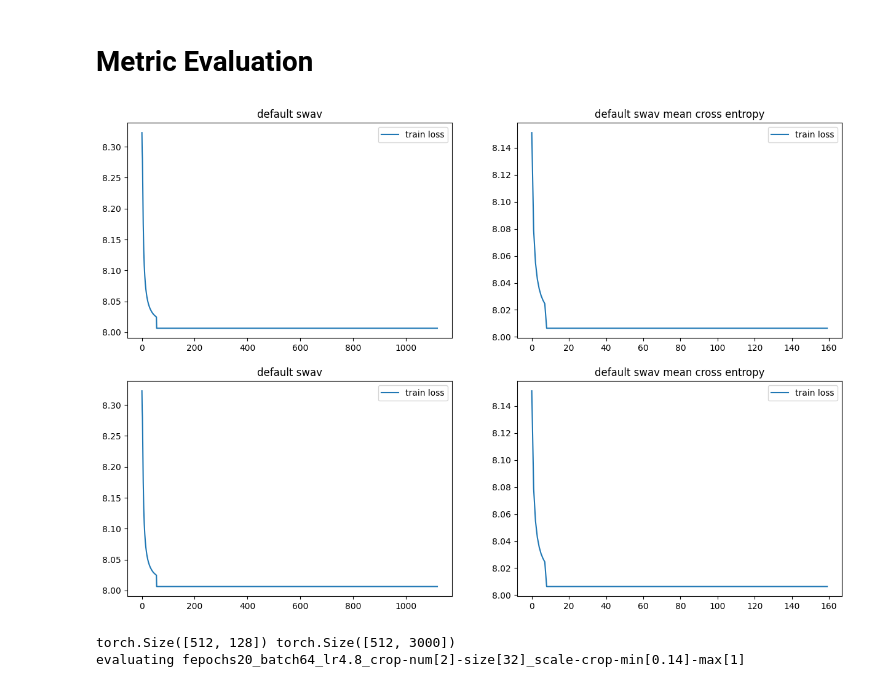
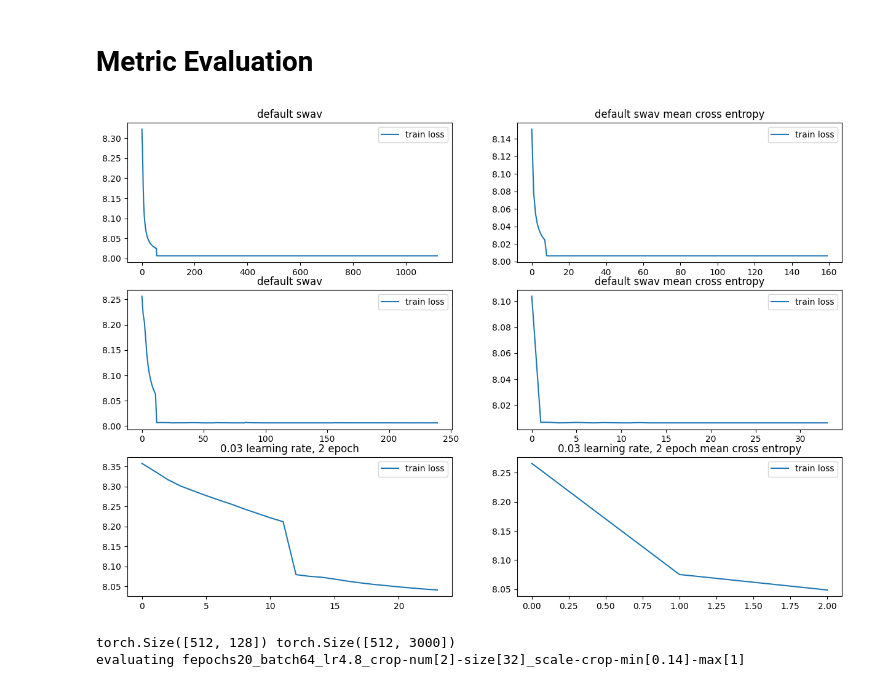
Before and after one commit to xu-shitong/Contrastive-Medical-Image-Classification, a Jupyter notebook: swav/swav.ipynb, the cells around one changed output. Drawn from its saved outputs; the diff is of its cells as text; code cells hidden in the pictures.

```diff
--- a/swav/swav.ipynb
+++ b/swav/swav.ipynb
@@ -515,28 +498,31 @@ mem_report()
 # %%
 model.eval()
-classification_head = nn.Linear(128, 9).cuda(args.gpu)
-head_optimizer = torch.optim.SGD(classification_head.parameters(), 0.05)
+eval_set_info = [("val_loader", val_loader, 20 * 8), ("pretrain_loader", pretrain_loader, 20)]
+for eval_loader_name, eval_loader, eval_epoch_num in eval_set_info:
+    classification_head = nn.Linear(128, 9).cuda()
+    head_optimizer = torch.optim.SGD(classification_head.parameters(), 0.05)
+    ce_loss = nn.CrossEntropyLoss(reduction="mean")
 
-for _ in range(30):
-  with tqdm.tqdm(val_loader, unit="batch") as tepoch:
-    for i, (images, labels) in enumerate(tepoch):
-      images[0] = images[0].cuda(args.gpu, non_blocking=True)
-      labels = labels.cuda(args.gpu, non_blocking=True)
+    for _ in range(eval_epoch_num):
+      with tqdm.tqdm(eval_loader, unit="batch") as tepoch:
+        for i, (images, labels) in enumerate(tepoch):
+          images[0] = images[0].cuda(non_blocking=True)
+          labels = labels.cuda(non_blocking=True)
 
-      with torch.no_grad():
-        q = model.encoder_q(images[0])  # queries: NxC
-        q = nn.functional.normalize(q, dim=1)
-      y_hat = classification_head(q)
+          with torch.no_grad():
+            q = model(images[0])[0]
+          y_hat = classification_head(q)
 
-      l = ce_loss_(y_hat, labels.squeeze())
+          l = ce_loss(y_hat, labels.squeeze())
 
-      head_optimizer.zero_grad()
-      l.backward()
-      head_optimizer.step()
+          head_optimizer.zero_grad()
+          l.backward()
+          head_optimizer.step()
 
-  summary.write(f"classification loss: {l.item()}\n")
+          if i % 10 == 0 and not i == 0:
+            summary.write(f"classification loss: {eval_loader_name}: epoch {epoch}[{i}]{l.item()}\n")
 
-torch.save(classification_head, f"{trial_name}_head.pickle")
+    torch.save(classification_head, f"{slurm_id}_{trial_name}_head_{eval_loader_name}.pickle")
 # %% [markdown]
 # Metric Evaluation
 # %%
@@ -558,36 +544,37 @@ def extract_float(file_name, start="Epoch"):
 
 # general propose plot
 file_names = [
   "./epochs20_batch64_lr4.8_crop-num[2]-size[32]_scale-crop-min[0.14]-max[1].txt",
-  "./epochs20_batch64_lr4.8_crop-num[2]-size[32]_scale-crop-min[0.14]-max[1] copy.txt",
+  "./70414_epochs20_batch64_lr4.8_crop-num[2]-size[224]_scale-crop-min[0.14]-max[1].txt",
+  "./70478_epochs2_batch64_lr0.03_crop-num[2]-size[224]_scale-crop-min[0.14]-max[1].txt",
 ]
 fig, axarr = plt.subplots(len(file_names), 2, figsize=(15, 10))
-names = ["default swav", "default swav"] # titles for each row of image, substitute of file name
+names = ["default swav", "default swav", "0.03 learning rate, 2 epoch"] # titles for each row of image, substitute of file name
 for i, file_name in enumerate(file_names):
   losses = extract_float(file_name) # shape [iteration_number * print num per iteration, 8], only loss at index [5, 7] are useful for plot
   train_index = {} # additional plot other than losses
   val_index = {}
   mean_loss_index = [i * 7 + 6 for i in range(losses.shape[0] // 7)]
 
   for j, idx in enumerate(train_index):
     axarr[i, j+1].plot(losses[:, idx])
 
   for j, idx in enumerate(val_index):
     axarr[i, j+1].plot(losses[:, idx])
     axarr[i, j+1].set_title(train_index[idx])
 
   axarr[i, 0].plot(losses[:, 5], label="train loss")
   # axarr[i, 0].plot(losses[:, 7], label="val loss")
   axarr[i, 0].set_title(names[i])
   axarr[i, 0].legend(loc="upper right")
 
 
   axarr[i, -1].plot(losses[mean_loss_index, 5], label="train loss")
   # axarr[i, -1].plot(losses[mean_loss_index, 7], label="val loss")
   axarr[i, -1].set_title(names[i] + " mean cross entropy")
   axarr[i, -1].legend(loc="upper right")
 # %% [output]
-[figure, old version]
+[figure, new version]
 # %%
 test_data = medmnist.PathMNIST("test", download=False, root=args.data_path,
                                   #  transform=loader.TwoCropsTransform(transforms.Compose(augmentation)))
```
Also changed, not shown: parts of 5 cells of this notebook, 5 other files.
